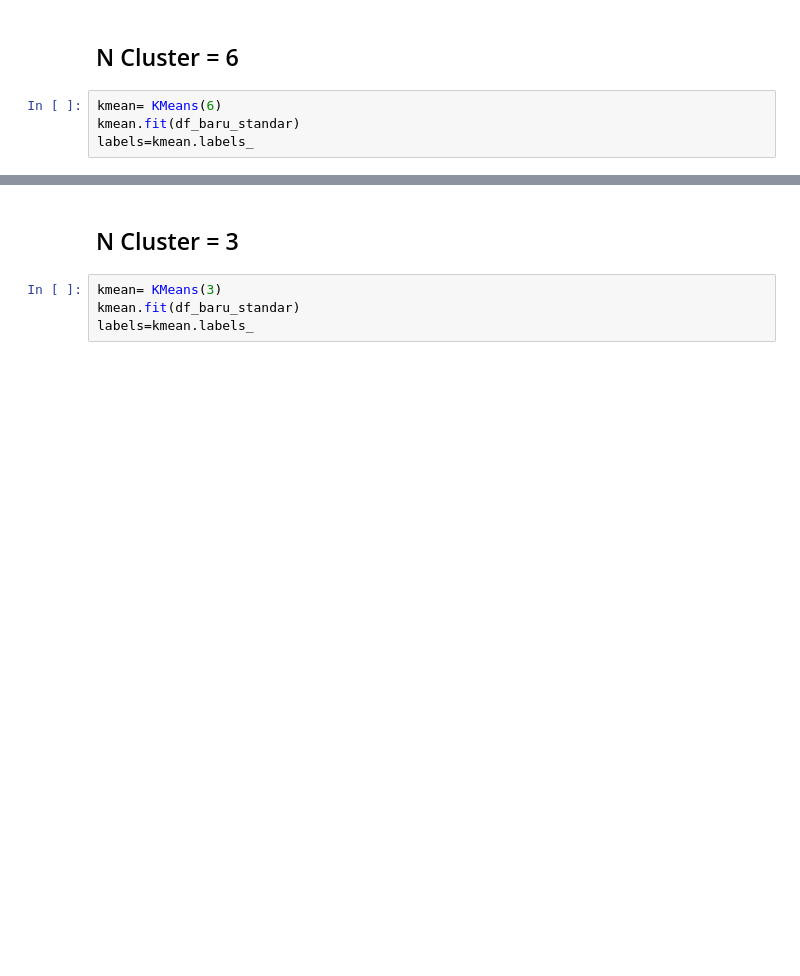
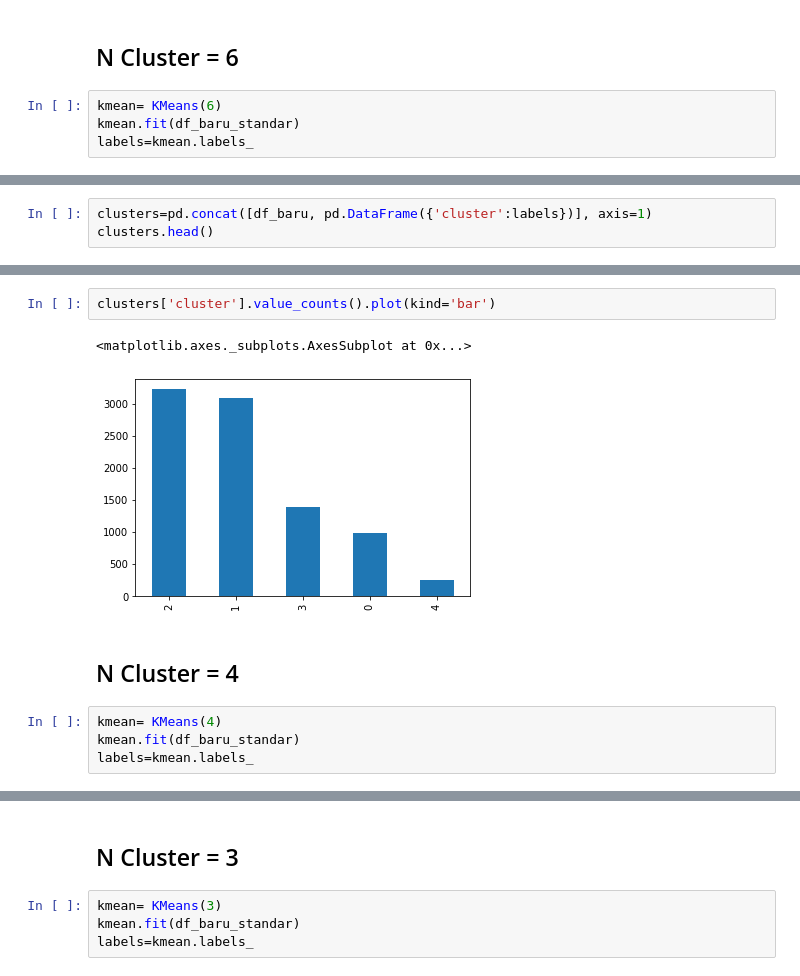
Before and after one commit to setyo-dwi-pratama/FGA-DTS-KOMINFO-Challenge, a Jupyter notebook: Clustering.ipynb, the cells around one changed output, grey strips where cells are left out. Saved outputs shown, nothing was run; the diff lists cells and outputs as text; blank space fills up the shorter version.

```diff
--- a/Clustering.ipynb
+++ b/Clustering.ipynb
@@ -227,0 +249,3 @@ clusters.head()
+# %%
+clusters=pd.concat([df_baru, pd.DataFrame({'cluster':labels})], axis=1)
+clusters.head()
@@ -227,0 +268,11 @@ clusters.head()
+# %%
+clusters['cluster'].value_counts().plot(kind='bar')
+# %% [output]
+<matplotlib.axes._subplots.AxesSubplot at 0x...>
+[figure, added]
+# %% [markdown]
+## N Cluster = 4
+# %%
+kmean= KMeans(4)
+kmean.fit(df_baru_standar)
+labels=kmean.labels_
```
Also changed, not shown: parts of 11 cells of this notebook.
